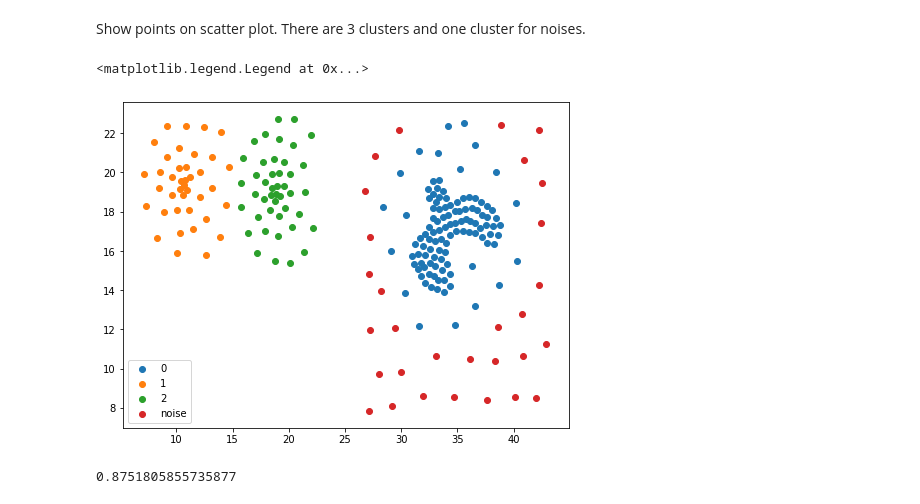
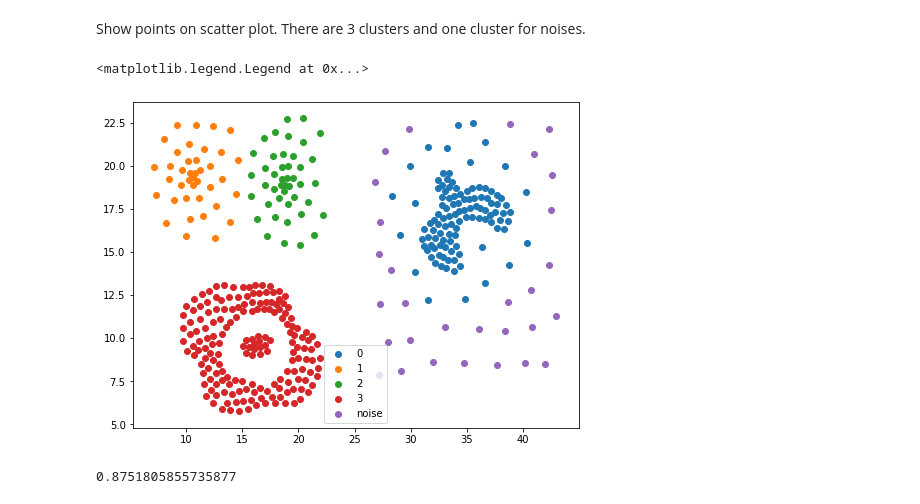
Before and after one commit to 9231058/ML-Homework, a Jupyter notebook: HW-4/p5/P5.ipynb, the cells around one changed output. Cells and saved outputs as stored; diff of their text form; code cells hidden in the pictures.

```diff
--- a/HW-4/p5/P5.ipynb
+++ b/HW-4/p5/P5.ipynb
@@ -20,7 +24,7 @@ import matplotlib.pyplot as plt
 
 fig, ax = plt.subplots(figsize=(8, 4))
 
-for cl in range(db.label):
+for cl in range(db.label + 1):
     cluster = X[db._labels == cl]
     ax.scatter(cluster[:,0], cluster[:,1], label=cl)
 noise = X[db._labels == -1]
@@ -55,7 +59,7 @@ import matplotlib.pyplot as plt
 
 fig, ax = plt.subplots(figsize=(8, 6))
 
-for cl in range(db.label):
+for cl in range(db.label + 1):
     cluster = X[db._labels == cl]
     ax.scatter(cluster[:,0], cluster[:,1], label=cl)
 noise = X[db._labels == -1]
@@ -88,17 +92,17 @@ Show points on scatter plot. There are 3 clusters and one cluster for noises.
 # %%
 import matplotlib.pyplot as plt
 
 fig, ax = plt.subplots(figsize=(8, 6))
 
-for cl in range(db.label):
+for cl in range(db.label + 1):
     cluster = X[db._labels == cl]
     ax.scatter(cluster[:,0], cluster[:,1], label=cl)
 noise = X[db._labels == -1]
 ax.scatter(noise[:,0], noise[:,1], label='noise')
 ax.legend()
 # %% [output]
 <matplotlib.legend.Legend at 0x...>
-[figure, old version]
+[figure, new version]
 # %%
 from sklearn.metrics import v_measure_score
 
```
Also changed, not shown: parts of 5 cells of this notebook, 2 other files.
